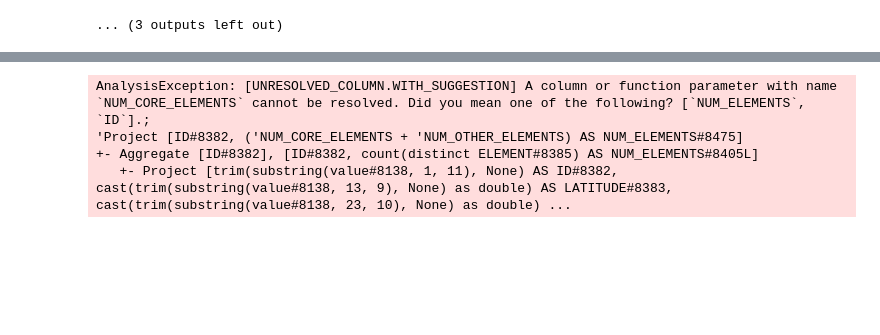
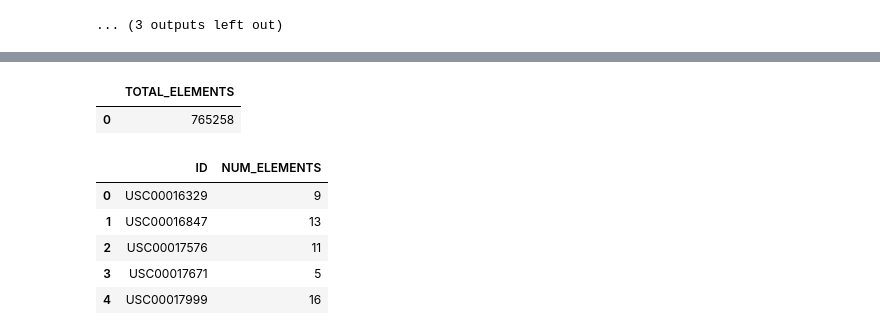
Before and after one commit to david-ewing-nz/ghcn-spark-analysis, a Jupyter notebook: notebooks/01_ghcn_processing.ipynb, the cells around one changed output, grey strips where cells are left out. Drawn from its saved outputs; the diff is of its cells as text; code cells hidden in the pictures; blank space fills up the shorter version.

```diff
--- a/notebooks/01_ghcn_processing.ipynb
+++ b/notebooks/01_ghcn_processing.ipynb
@@ -986,23 +1025,25 @@ show_as_html(station_element_counts.limit(5))
 # %%
 # Rename columns and assign the result back
-station_element_counts = station_element_counts.withColumnRenamed("CORE", "NUM_CORE_ELEMENTS")
-
+station_element_counts = station_element_counts \
+    .withColumnRenamed("CORE", "NUM_CORE_ELEMENTS") \
+    .withColumnRenamed("OTHER", "NUM_OTHER_ELEMENTS")
 
 # Add column for total number of elements
-#station_element_counts = station_element_counts.withColumn(
-#    "NUM_ELEMENTS",
-#    F.col("NUM_CORE_ELEMENTS") + F.col("NUM_OTHER_ELEMENTS")
-#)
+total_element_count = station_element_counts.agg(
+    F.sum("NUM_ELEMENTS").alias("TOTAL_ELEMENTS")
+)
 
-station_element_counts = station_element_counts \
-    .withColumnRenamed("CORE", "NUM_CORE_ELEMENTS") \
-    .withColumnRenamed("OTHER", "NUM_OTHER_ELEMENTS") \
-    .withColumn("NUM_ELEMENTS", F.col("NUM_CORE_ELEMENTS") + F.col("NUM_OTHER_ELEMENTS"))
+# Preview the result
+show_as_html(total_element_count)
 
 # Preview the result
 show_as_html(station_element_counts.limit(5))
 # %% [output]
-AnalysisException: [UNRESOLVED_COLUMN.WITH_SUGGESTION] A column or function parameter with name `NUM_CORE_ELEMENTS` cannot be resolved. Did you mean one of the following? [`NUM_ELEMENTS`, `ID`].;
-'Project [ID#8382, ('NUM_CORE_ELEMENTS + 'NUM_OTHER_ELEMENTS) AS NUM_ELEMENTS#8475]
-+- Aggregate [ID#8382], [ID#8382, count(distinct ELEMENT#8385) AS NUM_ELEMENTS#8405L]
-   +- Project [trim(substring(value#8138, 1, 11), None) AS ID#8382, cast(trim(substring(value#8138, 13, 9), None) as double) AS LATITUDE#8383, cast(trim(substring(value#8138, 23, 10), None) as double) ...
+|  | TOTAL_ELEMENTS |
+| 0 | 765258 |
+|  | ID | NUM_ELEMENTS |
+| 0 | USC00016329 | 9 |
+| 1 | USC00016847 | 13 |
+| 2 | USC00017576 | 11 |
+| 3 | USC00017671 | 5 |
+| 4 | USC00017999 | 16 |
```
Also changed, not shown: parts of 6 cells of this notebook.
